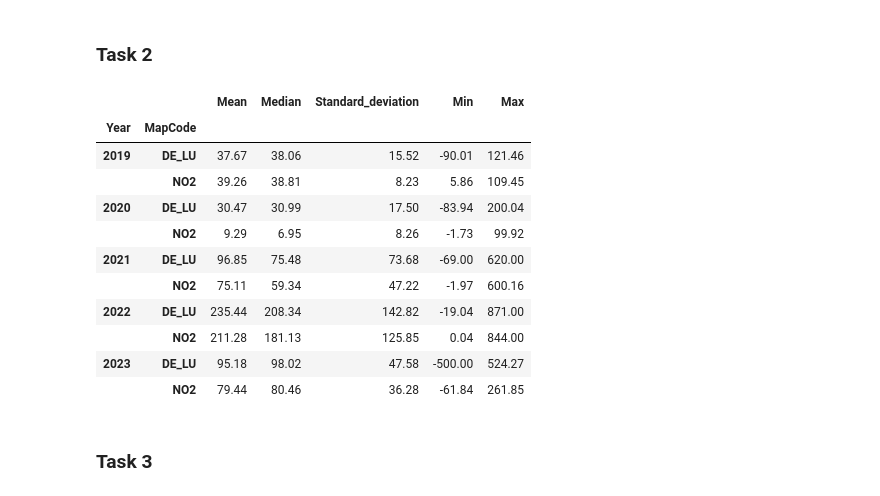
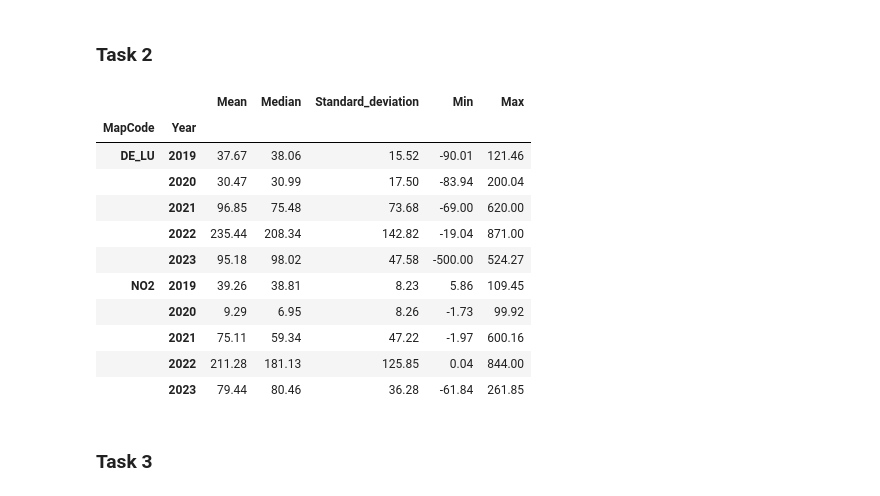
Before and after one commit to AndreasNoklebye/TECH2-Exam, a Jupyter notebook: exam-tech2.ipynb, the cells around one changed output. Drawn from its saved outputs; the diff is of its cells as text; code cells hidden in the pictures.

```diff
--- a/exam-tech2.ipynb
+++ b/exam-tech2.ipynb
@@ -104,33 +98,33 @@ No artists with labels found to put in legend.  Note that artists whose label st
 # %% [markdown]
 ### Task 2
 # %%
-df = df.loc['2019':'2023'].copy()               # Restricting the data the period 2019-2023
+df = df.loc['2019':'2023'].copy()               # Restricting the data for the period 2019-2023
 df['Year'] = df.index.year                      # Creating a new index 'Year' containing only years in the restricted period
 
-groups = df.groupby(['Year','MapCode'])         # Create a group, with the new index 'Year' and 'MapCode' (Norway or Germany)
+groups = df.groupby(['MapCode','Year'])         # Create a group, with the new index 'Year' and 'MapCode' (Norway or Germany)
 
 table = groups.agg(                             # Creates a new table that calculate the required statistics
     Mean = ('Price', 'mean'),
     Median = ('Price', 'median'),
     Standard_deviation = ('Price', 'std'),
     Min = ('Price', 'min'),
     Max = ('Price', 'max'),
 ).round(2)
 table                                           # Prints the table
 
 #table.to_excel('table_task2.xlsx')             # Makes a excel sheet with the new data table
 # %% [output]
 |  |  | Mean | Median | Standard_deviation | Min | Max |
-| Year | MapCode |  |  |  |  |  |
-| 2019 | DE_LU | 37.67 | 38.06 | 15.52 | -90.01 | 121.46 |
-|  | NO2 | 39.26 | 38.81 | 8.23 | 5.86 | 109.45 |
-| 2020 | DE_LU | 30.47 | 30.99 | 17.50 | -83.94 | 200.04 |
-|  | NO2 | 9.29 | 6.95 | 8.26 | -1.73 | 99.92 |
-| 2021 | DE_LU | 96.85 | 75.48 | 73.68 | -69.00 | 620.00 |
-|  | NO2 | 75.11 | 59.34 | 47.22 | -1.97 | 600.16 |
-| 2022 | DE_LU | 235.44 | 208.34 | 142.82 | -19.04 | 871.00 |
-|  | NO2 | 211.28 | 181.13 | 125.85 | 0.04 | 844.00 |
-| 2023 | DE_LU | 95.18 | 98.02 | 47.58 | -500.00 | 524.27 |
-|  | NO2 | 79.44 | 80.46 | 36.28 | -61.84 | 261.85 |
+| MapCode | Year |  |  |  |  |  |
+| DE_LU | 2019 | 37.67 | 38.06 | 15.52 | -90.01 | 121.46 |
+|  | 2020 | 30.47 | 30.99 | 17.50 | -83.94 | 200.04 |
+|  | 2021 | 96.85 | 75.48 | 73.68 | -69.00 | 620.00 |
+|  | 2022 | 235.44 | 208.34 | 142.82 | -19.04 | 871.00 |
+|  | 2023 | 95.18 | 98.02 | 47.58 | -500.00 | 524.27 |
+| NO2 | 2019 | 39.26 | 38.81 | 8.23 | 5.86 | 109.45 |
+|  | 2020 | 9.29 | 6.95 | 8.26 | -1.73 | 99.92 |
+|  | 2021 | 75.11 | 59.34 | 47.22 | -1.97 | 600.16 |
+|  | 2022 | 211.28 | 181.13 | 125.85 | 0.04 | 844.00 |
+|  | 2023 | 79.44 | 80.46 | 36.28 | -61.84 | 261.85 |
 # %% [markdown]
 ### Task 3
```
Also changed, not shown: parts of 5 cells of this notebook.
